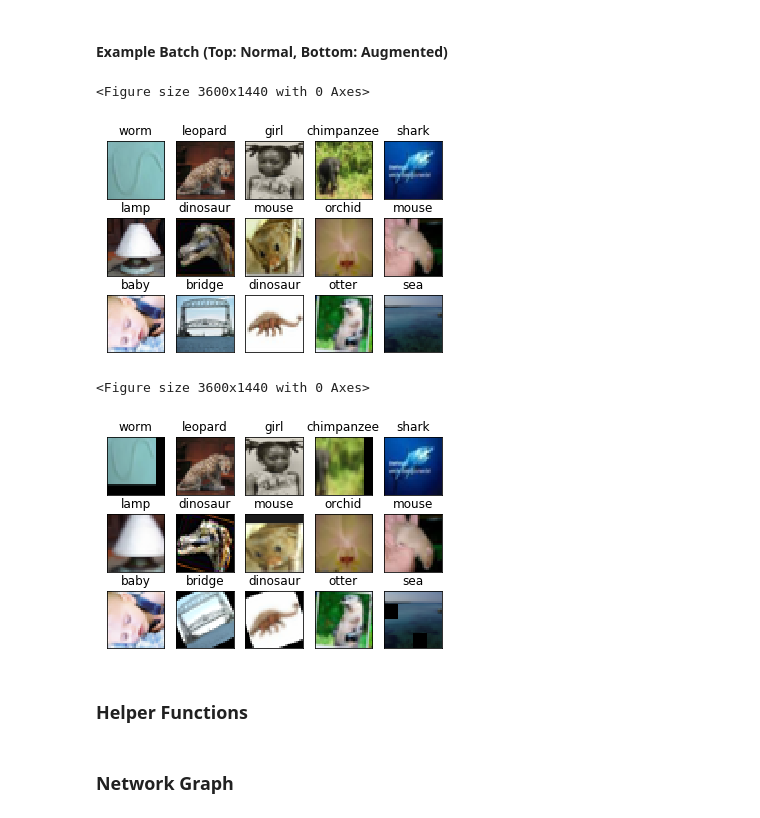
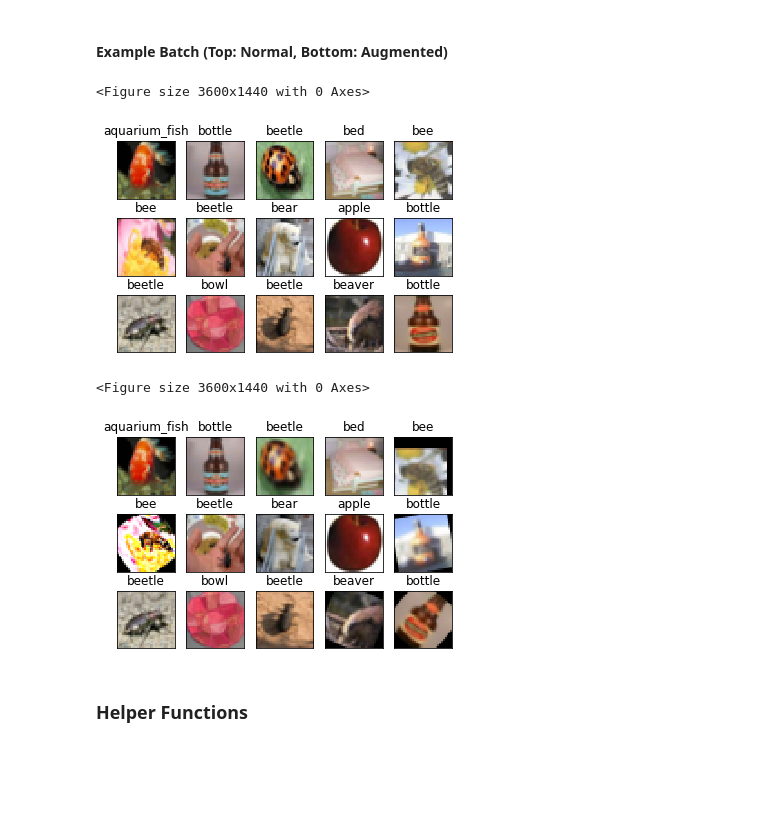
Before and after one commit to vkakerbeck/Progressively-Growing-Networks, a Jupyter notebook: CIFAR-100-Growing.ipynb, the cells around one changed output. Saved outputs shown, nothing was run; the diff lists cells and outputs as text; code cells hidden in the pictures; blank space fills up the shorter version.

Commit message:
update CIFAR-100 script

```diff
--- a/CIFAR-100-Growing.ipynb
+++ b/CIFAR-100-Growing.ipynb
@@ -67,8 +67,8 @@ class CIFAR():
             return self._get_batch(self._validation_data[np.where(self._validation_labels==numC)], self._validation_labels[np.where(self._validation_labels==numC)], batch_size)
 
 
-    def get_test_batch(self, batch_size):
-        return self._get_batch(self._test_data, self._test_labels, batch_size)
+    def get_test_batch(self, batch_size, numC):
+        return self._get_batch(self._test_data[np.where(self._test_labels<=numC)], self._test_labels[np.where(self._test_labels<=numC)], batch_size)
 
     def _get_batch(self, data, labels, batch_size):
         samples_n = labels.shape[0]
@@ -145,36 +145,37 @@ CIFAR100_LABELS_LIST = [
     'mushroom', 'oak_tree', 'orange', 'orchid', 'otter', 'palm_tree', 'pear',
     'pickup_truck', 'pine_tree', 'plain', 'plate', 'poppy', 'porcupine',
     'possum', 'rabbit', 'raccoon', 'ray', 'road', 'rocket', 'rose',
     'sea', 'seal', 'shark', 'shrew', 'skunk', 'skyscraper', 'snail', 'snake',
     'spider', 'squirrel', 'streetcar', 'sunflower', 'sweet_pepper', 'table',
     'tank', 'telephone', 'television', 'tiger', 'tractor', 'train', 'trout',
     'tulip', 'turtle', 'wardrobe', 'whale', 'willow_tree', 'wolf', 'woman',
     'worm'
 ]
-images, labels = next(cifar.get_training_batch(15,99,balanced=True))
+#images, labels = next(cifar.get_training_batch(15,99,balanced=True))
+images, labels = next(cifar.get_test_batch(15,10))
 #images, labels = next(GetUnbalancedData(80,15))
 plt.figure(figsize=(50,20))
 fig, axs = plt.subplots(3, 5)
 for i, ax in enumerate(np.reshape(axs, [-1])):
     ax.imshow(images[i])
     ax.xaxis.set_visible(False)
     ax.yaxis.set_visible(False)
     ax.set_title(CIFAR100_LABELS_LIST[labels[i]])
 images = augment(images)
 
 plt.figure(figsize=(50,20))
 fig, axs = plt.subplots(3, 5)
 for i, ax in enumerate(np.reshape(axs, [-1])):
     ax.imshow(images[i])
     ax.xaxis.set_visible(False)
     ax.yaxis.set_visible(False)
     ax.set_title(CIFAR100_LABELS_LIST[labels[i]])
 #plt.show()
 #plt.savefig('Results/CIFAR-100-aug-balance')
 # %% [output]
 <Figure size 3600x1440 with 0 Axes>
-[figure, old version]
+[figure, new version]
 <Figure size 3600x1440 with 0 Axes>
-[figure, old version]
+[figure, new version]
 # %% [markdown]
 ### Helper Functions
@@ -356,2 +181,0 @@ def plotViolinWeightsAx(weights,title):
-# %% [markdown]
-### Network Graph
```
Also changed, not shown: parts of 42 cells of this notebook.
